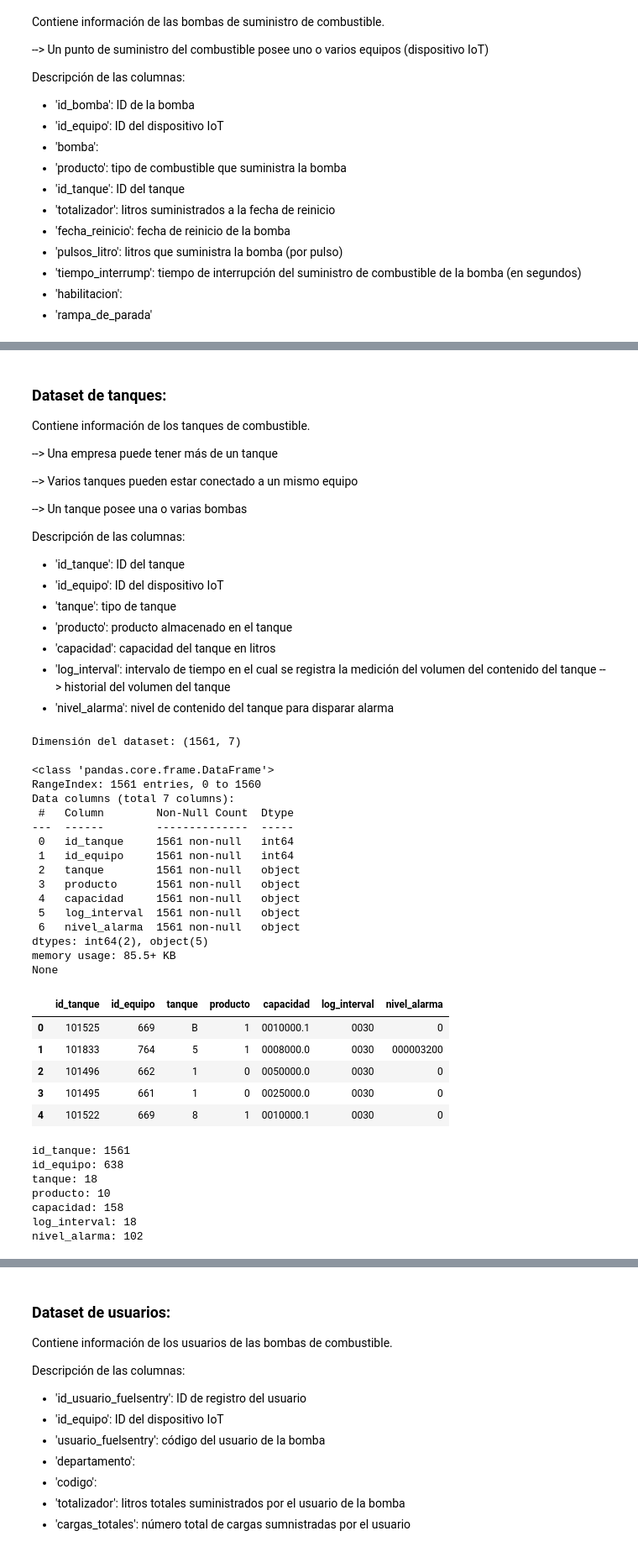
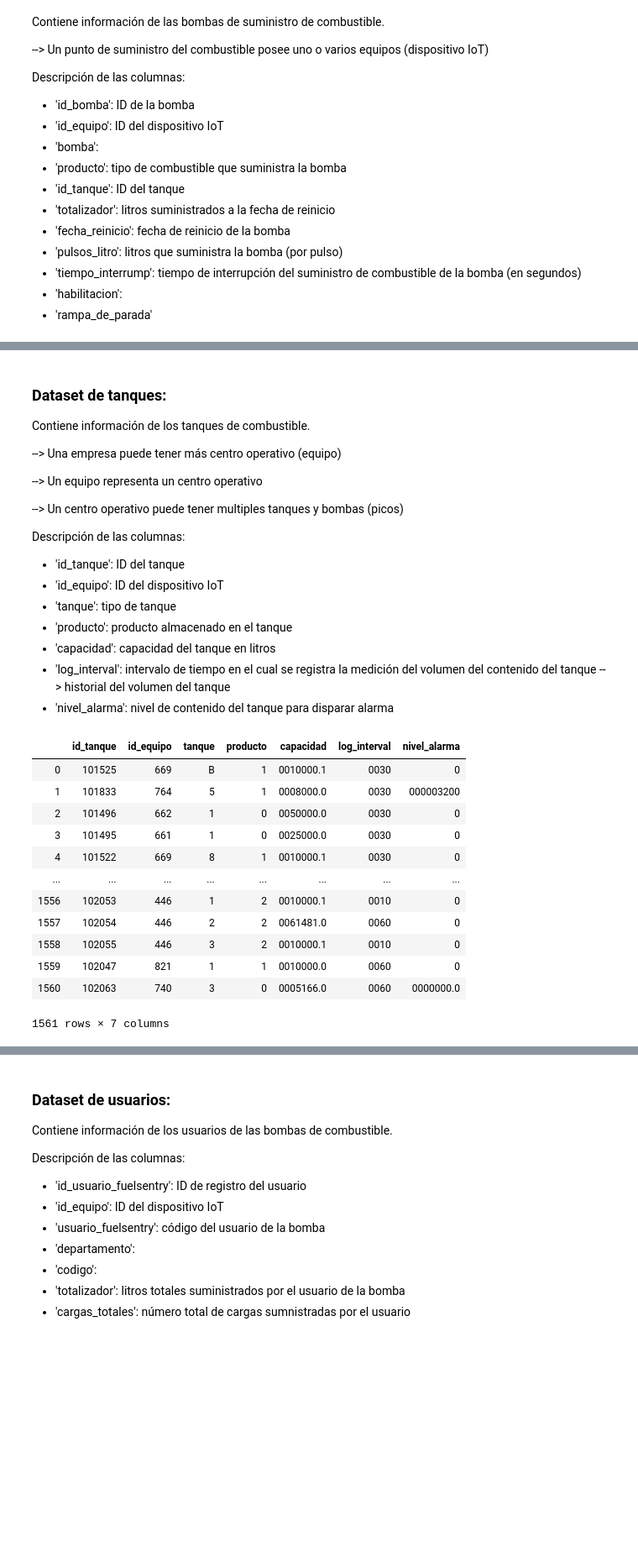
Before and after one commit to sauritlucas/MentoriaBiocombustible, a Jupyter notebook: Práctico de Análisis y Visualización.ipynb, the cells around one changed output, grey strips where cells are left out. Shown at 84% size. Drawn from its saved outputs; the diff is of its cells as text; code cells hidden in the pictures; blank space fills up the shorter version.

```diff
--- a/Práctico de Análisis y Visualización.ipynb
+++ b/Práctico de Análisis y Visualización.ipynb
@@ -212,11 +299,11 @@ rampa_de_parada: 7
 
 Contiene información de los tanques de combustible.
 
---> Una empresa puede tener más de un tanque
+--> Una empresa puede tener más centro operativo (equipo)
 
---> Varios tanques pueden estar conectado a un mismo equipo
+--> Un equipo representa un centro operativo
 
---> Un tanque posee una o varias bombas
+--> Un centro operativo puede tener multiples tanques y bombas (picos)
 
 Descripción de las columnas:
 - 'id_tanque': ID del tanque
@@ -226,42 +313,19 @@ Descripción de las columnas:
 - 'capacidad': capacidad del tanque en litros
 - 'log_interval': intervalo de tiempo en el cual se registra la medición del volumen del contenido del tanque --> historial del volumen del tanque
 - 'nivel_alarma': nivel de contenido del tanque para disparar alarma
-# %%
-print(f'Dimensión del dataset: {df_tanques.shape}\n')
-print(f'{df_tanques.info()}\n')
-df_tanques. head()
-# %% [output]
-Dimensión del dataset: (1561, 7)
-
-<class 'pandas.core.frame.DataFrame'>
-RangeIndex: 1561 entries, 0 to 1560
-Data columns (total 7 columns):
- #   Column        Non-Null Count  Dtype
----  ------        --------------  -----
- 0   id_tanque     1561 non-null   int64
- 1   id_equipo     1561 non-null   int64
- 2   tanque        1561 non-null   object
- 3   producto      1561 non-null   object
- 4   capacidad     1561 non-null   object
- 5   log_interval  1561 non-null   object
- 6   nivel_alarma  1561 non-null   object
-dtypes: int64(2), object(5)
-memory usage: 85.5+ KB
-None
-|  | id_tanque | id_equipo | tanque | producto | capacidad | log_interval | nivel_alarma |
-| 0 | 101525 | 669 | B | 1 | 0010000.1 | 0030 | 0 |
-| 1 | 101833 | 764 | 5 | 1 | 0008000.0 | 0030 | 000003200 |
-| 2 | 101496 | 662 | 1 | 0 | 0050000.0 | 0030 | 0 |
-| 3 | 101495 | 661 | 1 | 0 | 0025000.0 | 0030 | 0 |
-| 4 | 101522 | 669 | 8 | 1 | 0010000.1 | 0030 | 0 |
-# %%
-for i in df_tanques.columns:
-    print(f'{i}: {df_tanques[i].nunique()}')
-# %% [output]
-id_tanque: 1561
-id_equipo: 638
-tanque: 18
-producto: 10
-capacidad: 158
-log_interval: 18
-nivel_alarma: 102
+# %%
+df_t
+# %% [output]
+|  | id_tanque | id_equipo | tanque | producto | capacidad | log_interval | nivel_alarma |
+| 0 | 101525 | 669 | B | 1 | 0010000.1 | 0030 | 0 |
+| 1 | 101833 | 764 | 5 | 1 | 0008000.0 | 0030 | 000003200 |
+| 2 | 101496 | 662 | 1 | 0 | 0050000.0 | 0030 | 0 |
+| 3 | 101495 | 661 | 1 | 0 | 0025000.0 | 0030 | 0 |
+| 4 | 101522 | 669 | 8 | 1 | 0010000.1 | 0030 | 0 |
+| ... | ... | ... | ... | ... | ... | ... | ... |
+| 1556 | 102053 | 446 | 1 | 2 | 0010000.1 | 0010 | 0 |
+| 1557 | 102054 | 446 | 2 | 2 | 0061481.0 | 0060 | 0 |
+| 1558 | 102055 | 446 | 3 | 2 | 0010000.1 | 0010 | 0 |
+| 1559 | 102047 | 821 | 1 | 1 | 0010000.0 | 0060 | 0 |
+| 1560 | 102063 | 740 | 3 | 0 | 0005166.0 | 0060 | 0000000.0 |
+1561 rows × 7 columns
```
Also changed, not shown: parts of 52 cells of this notebook, 3 other files.
